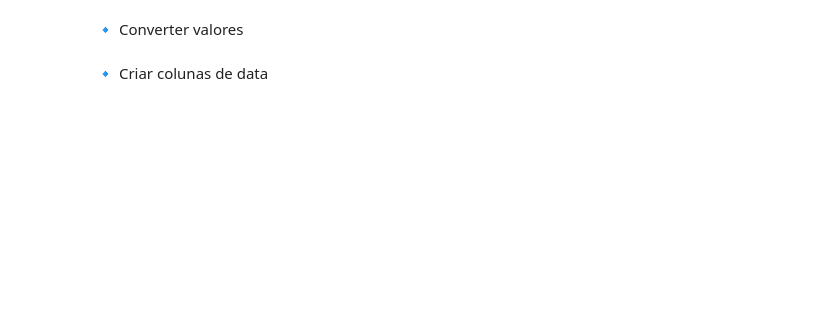
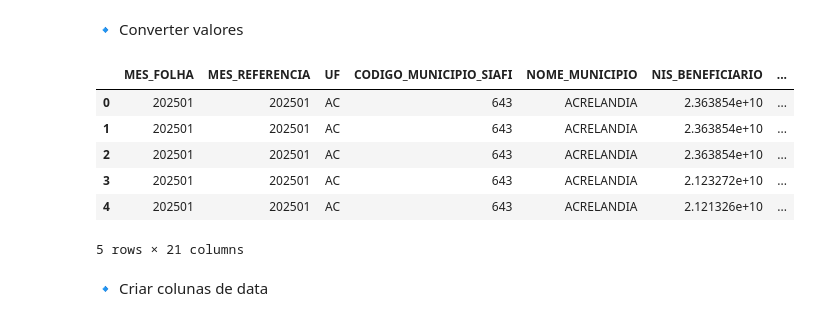
Before and after one commit to luisantonio1979/analise-dados-publicos, a Jupyter notebook: analise_pe.ipynb, the cells around one changed output. Saved outputs shown, nothing was run; the diff lists cells and outputs as text; code cells hidden in the pictures; blank space fills up the shorter version.

```diff
--- a/analise_pe.ipynb
+++ b/analise_pe.ipynb
@@ -143,6 +202,16 @@ df_final['VALOR_PARCELA'] = (
     .str.replace(',', '.', regex=False)
     .astype(float)
 )
+# %%
+df_final.head()
+# %% [output]
+|  | MES_FOLHA | MES_REFERENCIA | UF | CODIGO_MUNICIPIO_SIAFI | NOME_MUNICIPIO | NIS_BENEFICIARIO | ... |
+| 0 | 202501 | 202501 | AC | 643 | ACRELANDIA | 2.363854e+10 | ... |
+| 1 | 202501 | 202501 | AC | 643 | ACRELANDIA | 2.363854e+10 | ... |
+| 2 | 202501 | 202501 | AC | 643 | ACRELANDIA | 2.363854e+10 | ... |
+| 3 | 202501 | 202501 | AC | 643 | ACRELANDIA | 2.123272e+10 | ... |
+| 4 | 202501 | 202501 | AC | 643 | ACRELANDIA | 2.121326e+10 | ... |
+5 rows × 21 columns
 # %% [markdown]
 🔹 Criar colunas de data
 # %%
```
Also changed, not shown: parts of 31 cells of this notebook, 2 other files.
